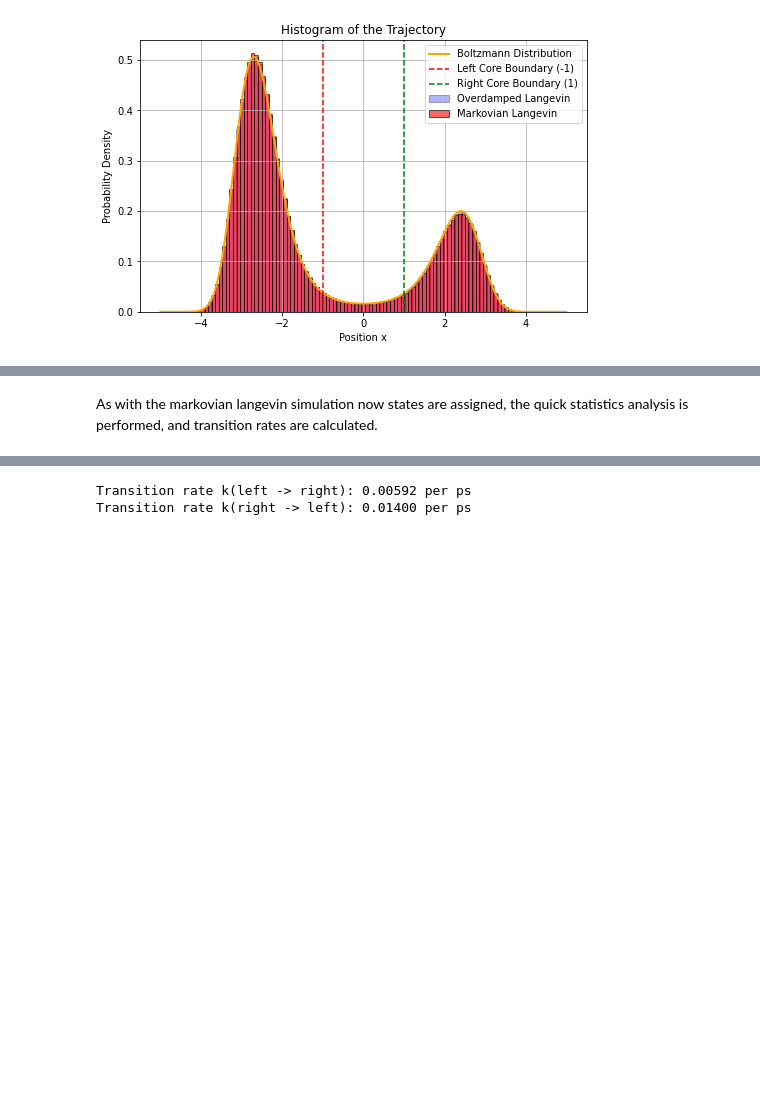
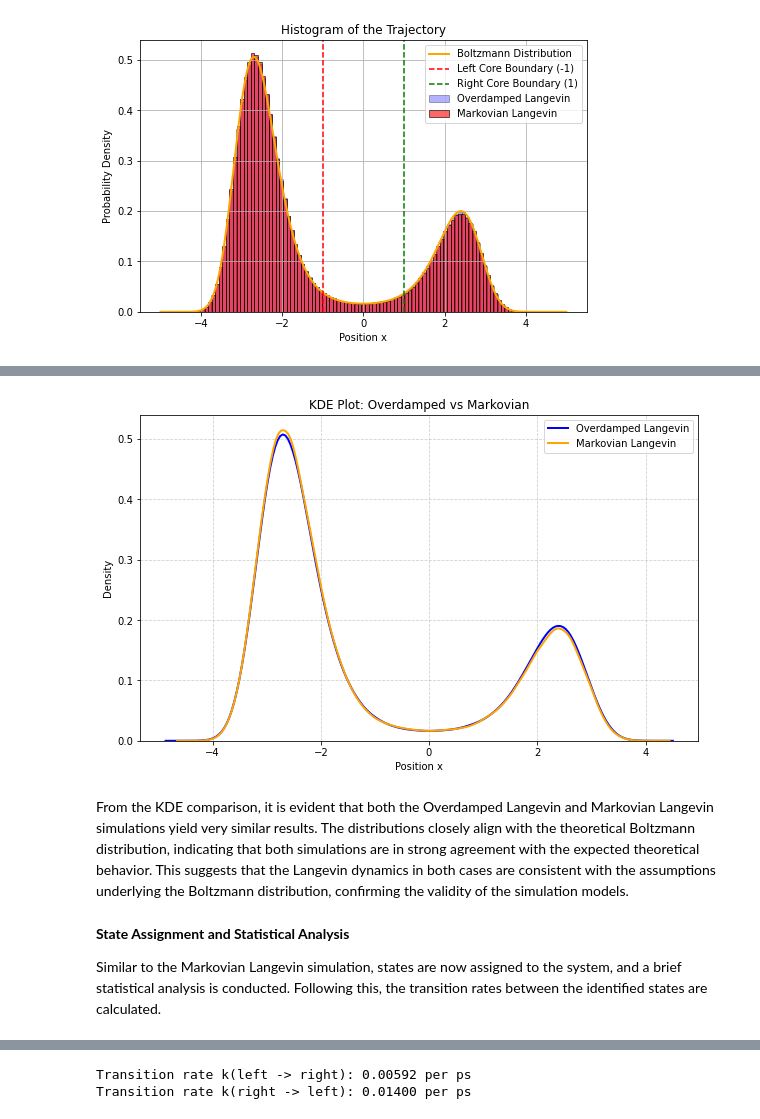
Before and after one commit to fsonak/VL_CCS, a Jupyter notebook: final_project_project_5.ipynb, the cells around one changed output, grey strips where cells are left out. Saved outputs shown, nothing was run; the diff lists cells and outputs as text; code cells hidden in the pictures; blank space fills up the shorter version.

```diff
--- a/final_project_project_5.ipynb
+++ b/final_project_project_5.ipynb
@@ -489,5 +526,28 @@ plt.show()
+# %%
+# KDE PLOT to better see how similar the two simulations are. Carefull this takes quite long.
+
+import seaborn as sns
+
+plt.figure(figsize=(10, 6))
+
+sns.kdeplot(positions_overdamped, label="Overdamped Langevin", color="blue", linewidth=2)
+sns.kdeplot(positions_markovian, label="Markovian Langevin", color="orange", linewidth=2)
+
+plt.xlabel("Position x")
+plt.ylabel("Density")
+plt.title("KDE Plot: Overdamped vs Markovian")
+plt.legend()
+plt.grid(True, linestyle="--", alpha=0.6)
+
+plt.show()
+# %% [output]
+[figure, added]
+# %% [markdown]
+From the KDE comparison,  it is evident that both the Overdamped Langevin and Markovian Langevin simulations yield very similar results. The distributions closely align with the theoretical Boltzmann distribution, indicating that both simulations are in strong agreement with the expected theoretical behavior. This suggests that the Langevin dynamics in both cases are consistent with the assumptions underlying the Boltzmann distribution, confirming the validity of the simulation models.
 # %% [markdown]
-As with the markovian langevin simulation now states are assigned, the quick statistics analysis is performed, and transition rates are calculated.
+**State Assignment and Statistical Analysis**
+
+Similar to the Markovian Langevin simulation, states are now assigned to the system, and a brief statistical analysis is conducted. Following this, the transition rates between the identified states are calculated.
 # %%
 states_overdamped = assign_core_states(positions_overdamped)
 
```
Also changed, not shown: parts of 49 cells of this notebook.
